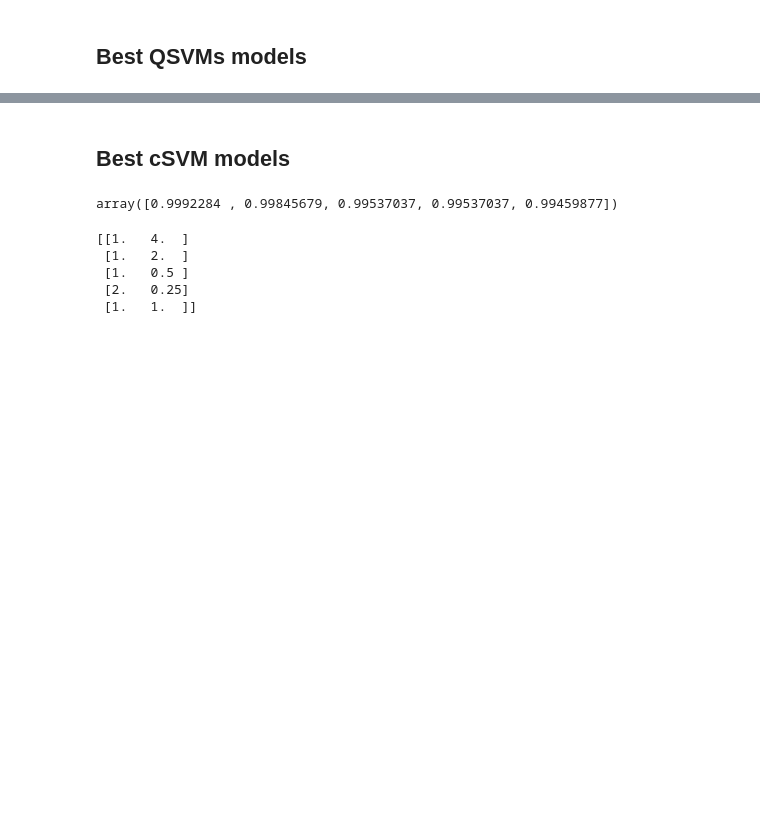
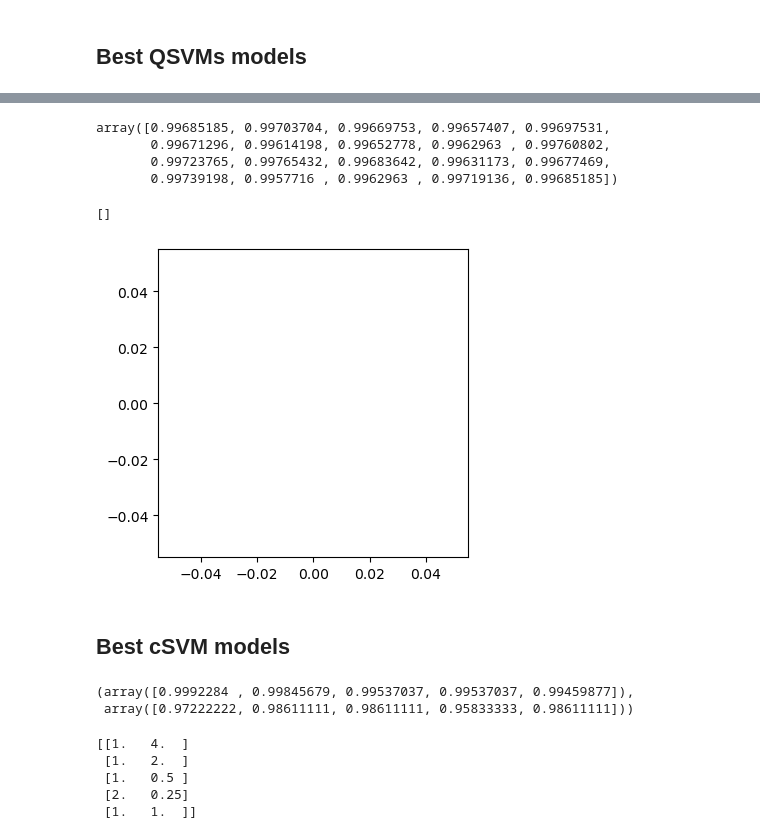
Before and after one commit to Freddo242/ResearchProjectRepo, a Jupyter notebook: Main/DataAnalysis/synth_2_analysis.ipynb, the cells around one changed output, grey strips where cells are left out. Saved outputs shown, nothing was run; the diff lists cells and outputs as text; code cells hidden in the pictures; blank space fills up the shorter version.

```diff
--- a/Main/DataAnalysis/synth_2_analysis.ipynb
+++ b/Main/DataAnalysis/synth_2_analysis.ipynb
@@ -168,3 +173,17 @@ plt.show()
+# %%
+np.mean(qsvm_topmodels_auroc, axis = 0)
+# %% [output]
+array([0.99685185, 0.99703704, 0.99669753, 0.99657407, 0.99697531,
+       0.99671296, 0.99614198, 0.99652778, 0.9962963 , 0.99760802,
+       0.99723765, 0.99765432, 0.99683642, 0.99631173, 0.99677469,
+       0.99739198, 0.9957716 , 0.9962963 , 0.99719136, 0.99685185])
+# %%
+fig, ax = plt.subplots(figsize=(4, 4))
+
+ax.plot()
+# %% [output]
+[]
+[figure, added]
 # %% [markdown]
 ## Best cSVM models
 # %%
@@ -209,9 +228,10 @@ top_csvm_models = np.array(top_csvm_models)[sort_index]
 final_auroc = np.array(final_auroc)[sort_index]
 final_accuracy = np.array(final_accuracy)[sort_index]
 # %%
-final_auroc
+final_auroc, final_accuracy
 # %% [output]
-array([0.9992284 , 0.99845679, 0.99537037, 0.99537037, 0.99459877])
+(array([0.9992284 , 0.99845679, 0.99537037, 0.99537037, 0.99459877]),
+ array([0.97222222, 0.98611111, 0.98611111, 0.95833333, 0.98611111]))
 # %%
 print(np.array(top_csvm_models))
 # %% [output]
```
Also changed, not shown: parts of 5 cells of this notebook, 10 other files.
